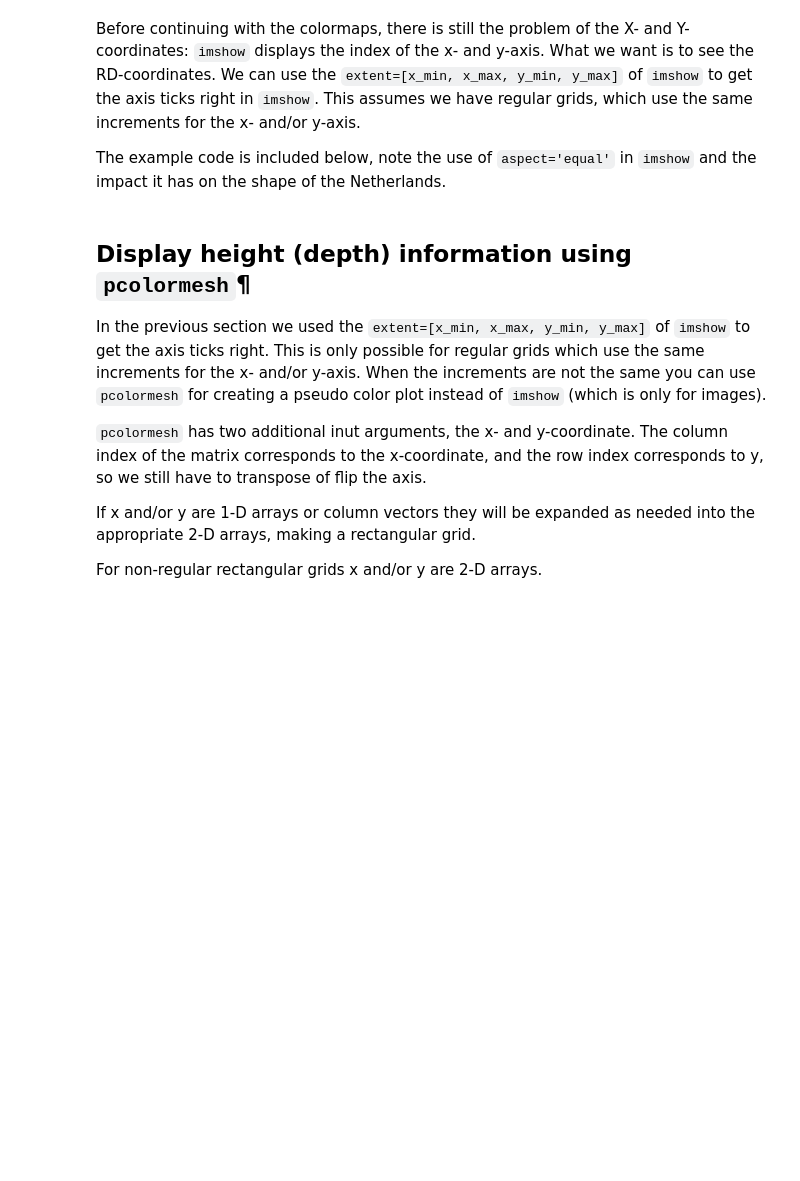
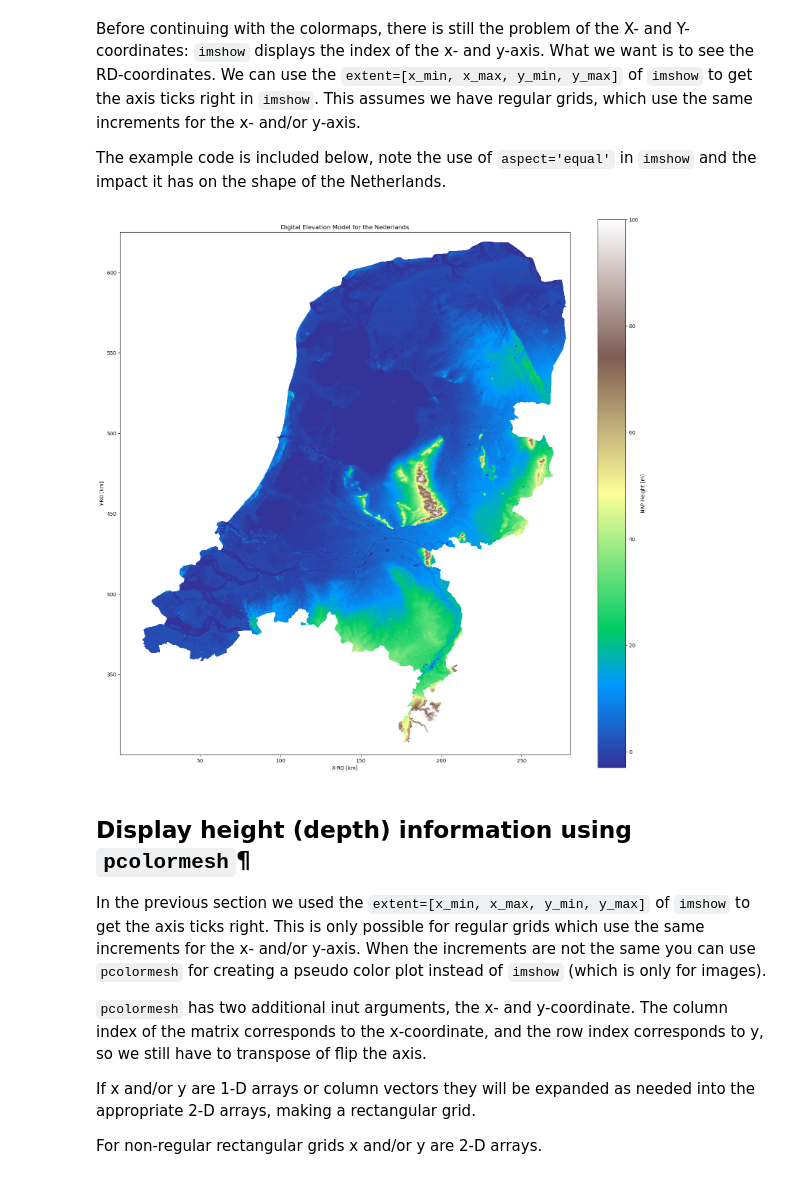
Before and after one commit to mlinds/sim_vis, a Jupyter notebook: module3/CIE4604_M3_Exercise1and2_ahn/CIE4604_M3_Exercise1_ahn.ipynb, the cells around one changed output. Drawn from its saved outputs; the diff is of its cells as text; code cells hidden in the pictures; blank space fills up the shorter version.

```diff
--- a/module3/CIE4604_M3_Exercise1and2_ahn/CIE4604_M3_Exercise1_ahn.ipynb
+++ b/module3/CIE4604_M3_Exercise1and2_ahn/CIE4604_M3_Exercise1_ahn.ipynb
@@ -110,22 +223,24 @@ The example code is included below, note the use of `aspect='equal'` in `imshow`
 # %%
 # Get the x, y and z data from the netCDF
 x = grid.variables['x'][:]
 y = grid.variables['y'][:]
 z = grid.variables['depth'][:]
 
 # Get the extend of the x- and y-range,so that we can set extent in imshow to display the correct x- and y-ticks
 extent = [np.min(x)/1000 , np.max(x)/1000, np.min(y)/1000 , np.max(y)/1000]
 
 # Plot using imshow
-fig, ax = plt.subplots(1, 1, figsize=(10, 8))
+# fig, ax = plt.subplots(1, 1, figsize=(10, 8))
 cmap = plt.get_cmap('terrain')
 plt.imshow(z.T, cmap=cmap, aspect='equal', extent=extent)
 plt.colorbar(label='NAP Height [m]')
 plt.clim(-3,100)
 plt.title('Digital Elevation Model for the Nederlands')
 plt.xlabel('X-RD [km]')
 plt.ylabel('Y-RD [km]')
 plt.show()
+# %% [output]
+[figure, added]
 # %% [markdown]
 ## Display height (depth) information using `pcolormesh`¶
 
```
Also changed, not shown: parts of 13 cells of this notebook, 1 other file.
